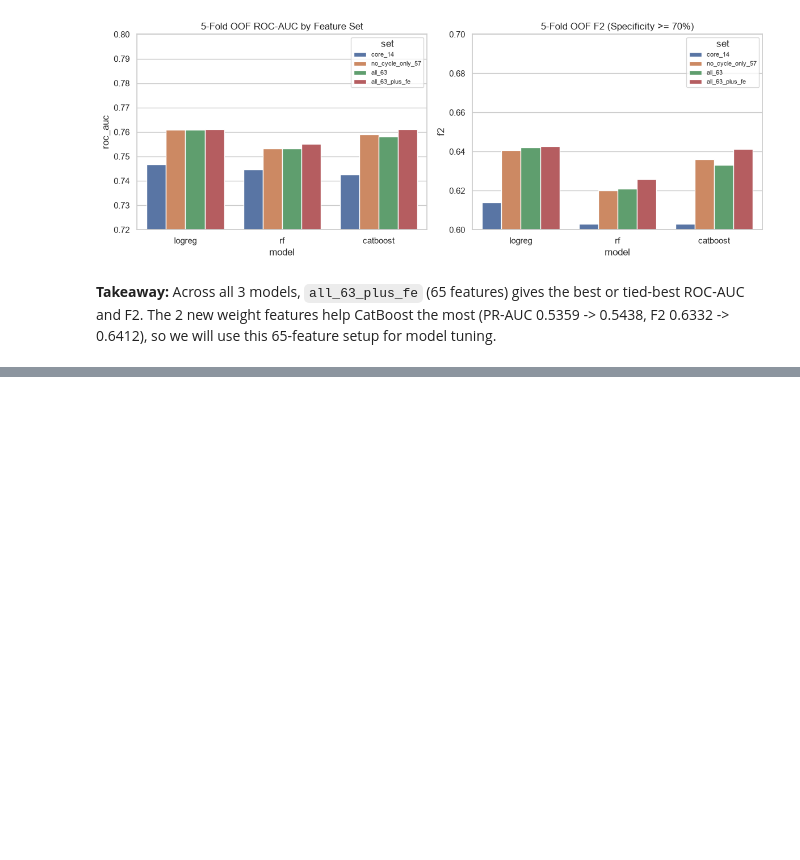
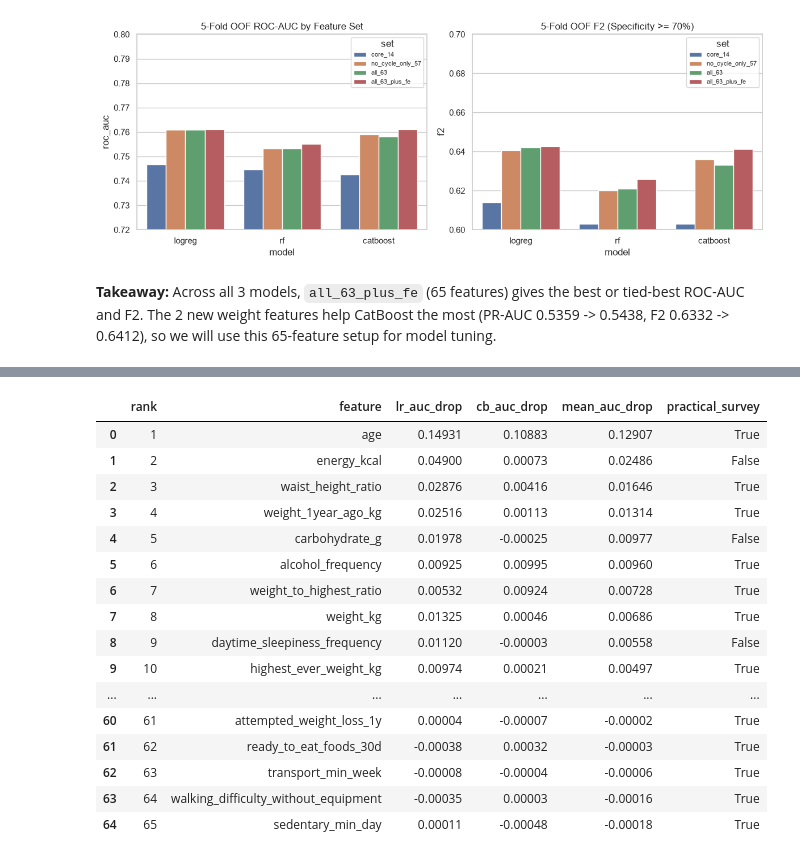
Before and after one commit to axiom-digital/type0-diabetes-screening, a Jupyter notebook: notebooks/03_feature_selection.ipynb, the cells around one changed output, grey strips where cells are left out. Drawn from its saved outputs; the diff is of its cells as text; code cells hidden in the pictures; blank space fills up the shorter version.

```diff
--- a/notebooks/03_feature_selection.ipynb
+++ b/notebooks/03_feature_selection.ipynb
@@ -359,0 +364,93 @@ plt.show()
+# %%
+# compute 5-fold validation permutation importance for all 65 features
+from sklearn.metrics import roc_auc_score
+
+all_65 = all_63 + helpful_fe
+rng = np.random.default_rng(evaluate.SEED)
+
+lr_drops = {c: [] for c in all_65}
+cb_drops = {c: [] for c in all_65}
+
+for tr, va in splits:
+    X_tr, X_va = df_fe.iloc[tr][all_65], df_fe.iloc[va][all_65]
+    y_tr, y_va = y[tr], y[va]
+
+    # fit logreg on this fold
+    lr_pipe = Pipeline([
+        ("prep", preprocess.build_preprocessor("logreg", all_65)),
+        ("clf", LogisticRegression(max_iter=1000, random_state=evaluate.SEED)),
+    ])
+    lr_pipe.fit(X_tr, y_tr)
+    lr_base = roc_auc_score(y_va, lr_pipe.predict_proba(X_va)[:, 1])
+
+    # fit catboost on this fold
+    cb_prep = preprocess.build_preprocessor("catboost", all_65)
+    Xt_tr = cb_prep.fit_transform(X_tr)
+    Xt_va = cb_prep.transform(X_va)
+    cat_cols = cb_prep.named_steps["prep"].cat_cols
+    cb_clf = CatBoostClassifier(
+        iterations=350, depth=6, learning_rate=0.05,
+        random_seed=evaluate.SEED, verbose=0, thread_count=-1, allow_writing_files=False,
+    )
+    cb_clf.fit(Xt_tr, y_tr, cat_features=cat_cols)
+    cb_base = roc_auc_score(y_va, cb_clf.predict_proba(Xt_va)[:, 1])
+
+    # shuffle each column 3 times and measure ROC-AUC drop
+    for col in all_65:
+        lr_s, cb_s = [], []
+        for _ in range(3):
+            perm = rng.permutation(len(X_va))
+
+            X_tmp = X_va.copy()
+            X_tmp[col] = X_va[col].to_numpy()[perm]
+            lr_s.append(lr_base - roc_auc_score(y_va, lr_pipe.predict_proba(X_tmp)[:, 1]))
+
+            Xt_tmp = Xt_va.copy()
+            Xt_tmp[col] = Xt_va[col].to_numpy()[perm]
+            cb_s.append(cb_base - roc_auc_score(y_va, cb_clf.predict_proba(Xt_tmp)[:, 1]))
+
+        lr_drops[col].append(float(np.mean(lr_s)))
+        cb_drops[col].append(float(np.mean(cb_s)))
+
+# mark which columns are practical for a short survey (no 24h food diary, no >50% cycle-only)
+food_diary_cols = {
+    "energy_kcal", "carbohydrate_g", "protein_g", "total_fat_g",
+    "total_sugar_g", "fiber_g", "plain_water_day1_g", "sweetened_beverages_day1_g",
+}
+not_practical = food_diary_cols | high_missing_cycle_cols
+
+rank_rows = []
+for col in all_65:
+    lr_m = float(np.mean(lr_drops[col]))
+    cb_m = float(np.mean(cb_drops[col]))
+    rank_rows.append({
+        "feature": col,
+        "lr_auc_drop": round(lr_m, 5),
+        "cb_auc_drop": round(cb_m, 5),
+        "mean_auc_drop": round((lr_m + cb_m) / 2.0, 5),
+        "practical_survey": col not in not_practical,
+    })
+
+rank_df = pd.DataFrame(rank_rows).sort_values("mean_auc_drop", ascending=False).reset_index(drop=True)
+rank_df.insert(0, "rank", range(1, len(rank_df) + 1))
+
+pd.set_option("display.max_rows", 70)
+display(rank_df)
+# %% [output]
+|  | rank | feature | lr_auc_drop | cb_auc_drop | mean_auc_drop | practical_survey |
+| 0 | 1 | age | 0.14931 | 0.10883 | 0.12907 | True |
+| 1 | 2 | energy_kcal | 0.04900 | 0.00073 | 0.02486 | False |
+| 2 | 3 | waist_height_ratio | 0.02876 | 0.00416 | 0.01646 | True |
+| 3 | 4 | weight_1year_ago_kg | 0.02516 | 0.00113 | 0.01314 | True |
+| 4 | 5 | carbohydrate_g | 0.01978 | -0.00025 | 0.00977 | False |
+| 5 | 6 | alcohol_frequency | 0.00925 | 0.00995 | 0.00960 | True |
+| 6 | 7 | weight_to_highest_ratio | 0.00532 | 0.00924 | 0.00728 | True |
+| 7 | 8 | weight_kg | 0.01325 | 0.00046 | 0.00686 | True |
+| 8 | 9 | daytime_sleepiness_frequency | 0.01120 | -0.00003 | 0.00558 | False |
+| 9 | 10 | highest_ever_weight_kg | 0.00974 | 0.00021 | 0.00497 | True |
+| ... | ... | ... | ... | ... | ... | ... |
+| 60 | 61 | attempted_weight_loss_1y | 0.00004 | -0.00007 | -0.00002 | True |
+| 61 | 62 | ready_to_eat_foods_30d | -0.00038 | 0.00032 | -0.00003 | True |
+| 62 | 63 | transport_min_week | -0.00008 | -0.00004 | -0.00006 | True |
+| 63 | 64 | walking_difficulty_without_equipment | -0.00035 | 0.00003 | -0.00016 | True |
+| 64 | 65 | sedentary_min_day | 0.00011 | -0.00048 | -0.00018 | True |
```
Also changed, not shown: parts of 6 cells of this notebook.
